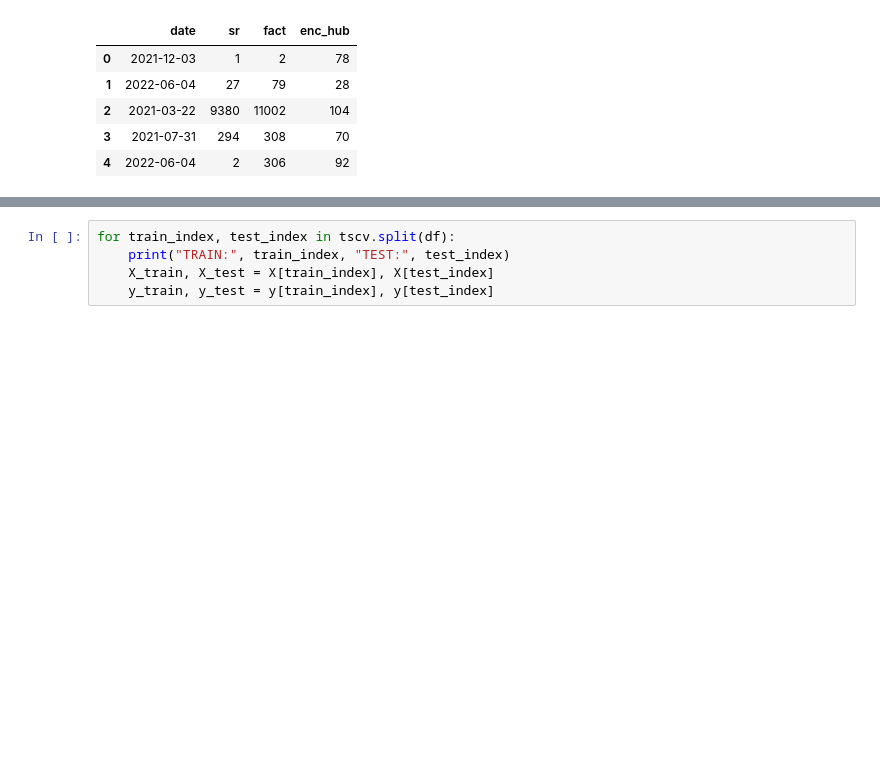
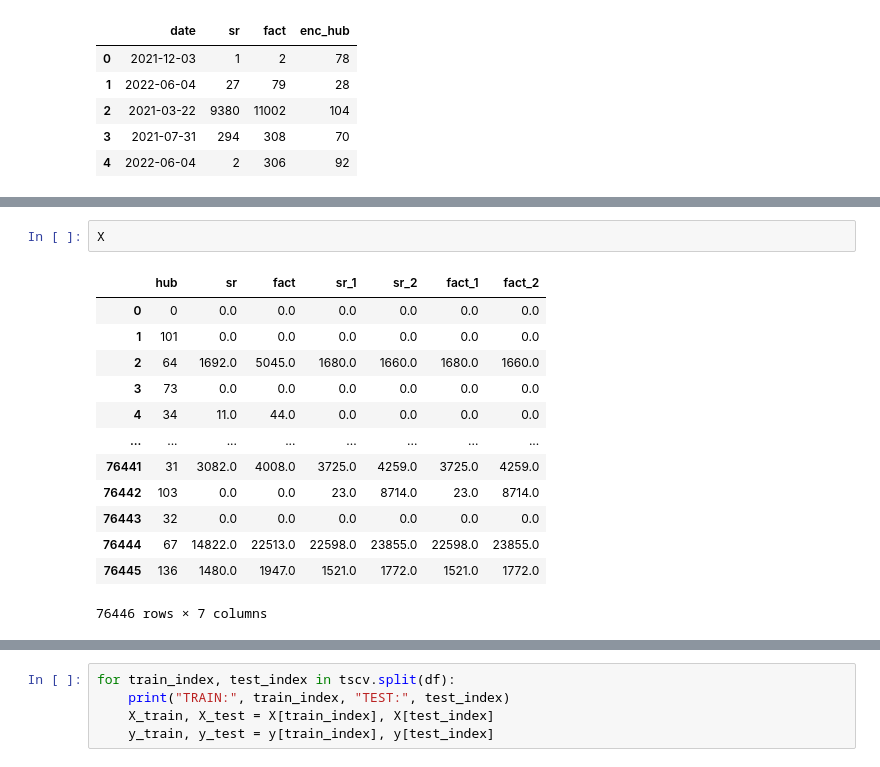
Before and after one commit to Olenek/test_oz, a Jupyter notebook: main.ipynb, the cells around one changed output, grey strips where cells are left out. Saved outputs shown, nothing was run; the diff lists cells and outputs as text; blank space fills up the shorter version.

```diff
--- a/main.ipynb
+++ b/main.ipynb
@@ -45,0 +152,16 @@ prep_data(df, [2, 2])
+# %%
+X
+# %% [output]
+|  | hub | sr | fact | sr_1 | sr_2 | fact_1 | fact_2 |
+| 0 | 0 | 0.0 | 0.0 | 0.0 | 0.0 | 0.0 | 0.0 |
+| 1 | 101 | 0.0 | 0.0 | 0.0 | 0.0 | 0.0 | 0.0 |
+| 2 | 64 | 1692.0 | 5045.0 | 1680.0 | 1660.0 | 1680.0 | 1660.0 |
+| 3 | 73 | 0.0 | 0.0 | 0.0 | 0.0 | 0.0 | 0.0 |
+| 4 | 34 | 11.0 | 44.0 | 0.0 | 0.0 | 0.0 | 0.0 |
+| ... | ... | ... | ... | ... | ... | ... | ... |
+| 76441 | 31 | 3082.0 | 4008.0 | 3725.0 | 4259.0 | 3725.0 | 4259.0 |
+| 76442 | 103 | 0.0 | 0.0 | 23.0 | 8714.0 | 23.0 | 8714.0 |
+| 76443 | 32 | 0.0 | 0.0 | 0.0 | 0.0 | 0.0 | 0.0 |
+| 76444 | 67 | 14822.0 | 22513.0 | 22598.0 | 23855.0 | 22598.0 | 23855.0 |
+| 76445 | 136 | 1480.0 | 1947.0 | 1521.0 | 1772.0 | 1521.0 | 1772.0 |
+76446 rows × 7 columns
```
Also changed, not shown: parts of 19 cells of this notebook, 1 other file.
